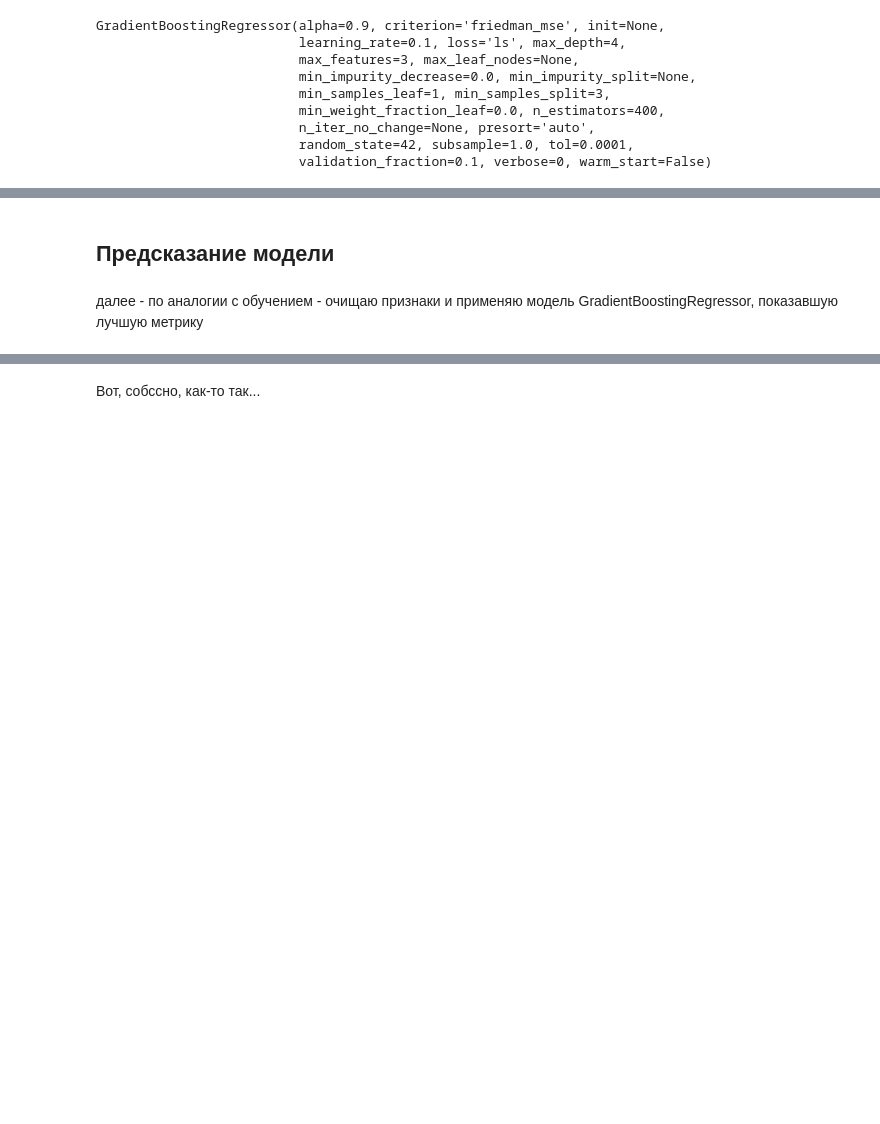
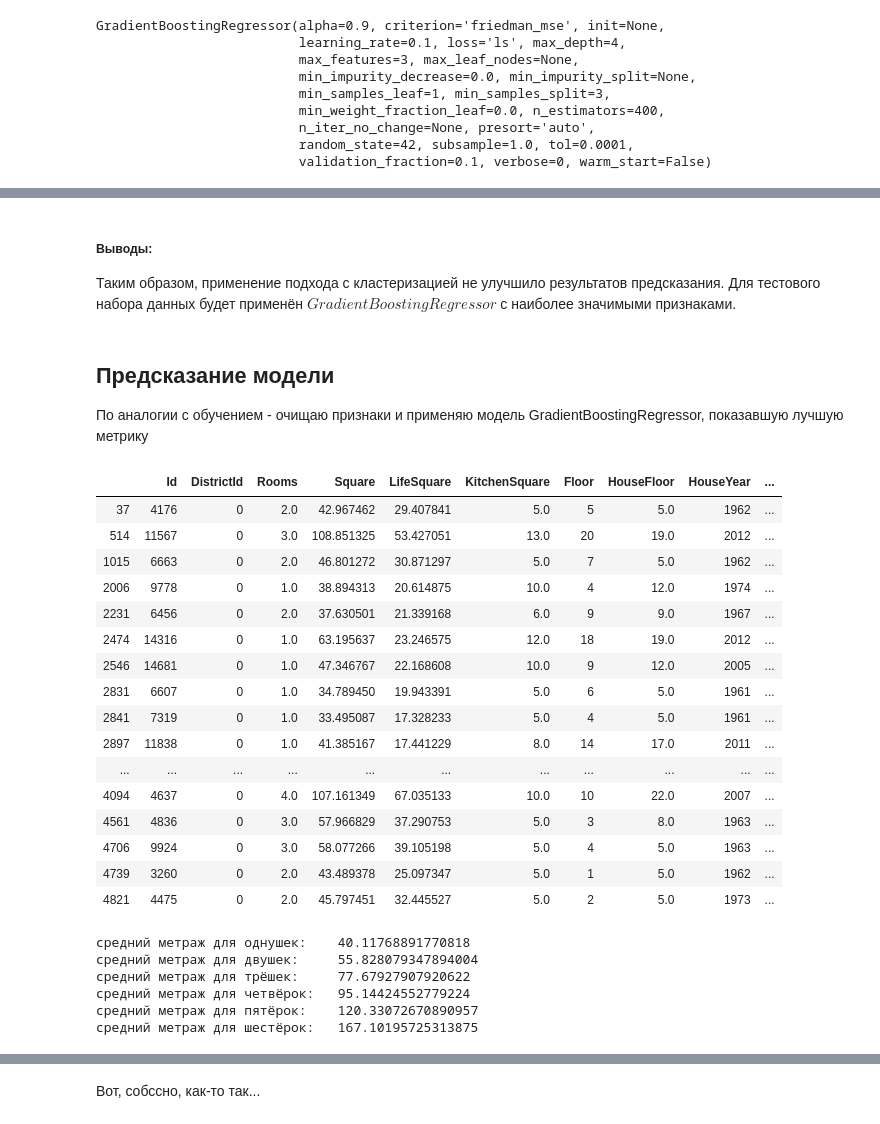
Before and after one commit to comrade747/python, a Jupyter notebook: project_task/ErshovAA_solution.ipynb, the cells around one changed output, grey strips where cells are left out. Drawn from its saved outputs; the diff is of its cells as text; code cells hidden in the pictures; blank space fills up the shorter version.

```diff
--- a/project_task/ErshovAA_solution.ipynb
+++ b/project_task/ErshovAA_solution.ipynb
@@ -1160,4 +1182,7 @@ MSE:    2074917497.141
-# %% [markdown]
-## Предсказание модели
+# %% [markdown]
+##### Выводы:
+Таким образом, применение подхода с кластеризацией не улучшило результатов предсказания.
+Для тестового набора данных будет применён $GradientBoostingRegressor$ c наиболее значимыми признаками.
 # %% [markdown]
-далее - по аналогии с обучением - очищаю признаки и применяю модель GradientBoostingRegressor, показавшую лучшую метрику
+## Предсказание модели
+По аналогии с обучением - очищаю признаки и применяю модель GradientBoostingRegressor, показавшую лучшую метрику
@@ -1163,0 +1191,20 @@ MSE:    2074917497.141
+# %%
+test.loc[(test.DistrictId == 0)]
+# %% [output]
+|  | Id | DistrictId | Rooms | Square | LifeSquare | KitchenSquare | Floor | HouseFloor | HouseYear | ... |
+| 37 | 4176 | 0 | 2.0 | 42.967462 | 29.407841 | 5.0 | 5 | 5.0 | 1962 | ... |
+| 514 | 11567 | 0 | 3.0 | 108.851325 | 53.427051 | 13.0 | 20 | 19.0 | 2012 | ... |
+| 1015 | 6663 | 0 | 2.0 | 46.801272 | 30.871297 | 5.0 | 7 | 5.0 | 1962 | ... |
+| 2006 | 9778 | 0 | 1.0 | 38.894313 | 20.614875 | 10.0 | 4 | 12.0 | 1974 | ... |
+| 2231 | 6456 | 0 | 2.0 | 37.630501 | 21.339168 | 6.0 | 9 | 9.0 | 1967 | ... |
+| 2474 | 14316 | 0 | 1.0 | 63.195637 | 23.246575 | 12.0 | 18 | 19.0 | 2012 | ... |
+| 2546 | 14681 | 0 | 1.0 | 47.346767 | 22.168608 | 10.0 | 9 | 12.0 | 2005 | ... |
+| 2831 | 6607 | 0 | 1.0 | 34.789450 | 19.943391 | 5.0 | 6 | 5.0 | 1961 | ... |
+| 2841 | 7319 | 0 | 1.0 | 33.495087 | 17.328233 | 5.0 | 4 | 5.0 | 1961 | ... |
+| 2897 | 11838 | 0 | 1.0 | 41.385167 | 17.441229 | 8.0 | 14 | 17.0 | 2011 | ... |
+| ... | ... | ... | ... | ... | ... | ... | ... | ... | ... | ... |
+| 4094 | 4637 | 0 | 4.0 | 107.161349 | 67.035133 | 10.0 | 10 | 22.0 | 2007 | ... |
+| 4561 | 4836 | 0 | 3.0 | 57.966829 | 37.290753 | 5.0 | 3 | 8.0 | 1963 | ... |
+| 4706 | 9924 | 0 | 3.0 | 58.077266 | 39.105198 | 5.0 | 4 | 5.0 | 1963 | ... |
+| 4739 | 3260 | 0 | 2.0 | 43.489378 | 25.097347 | 5.0 | 1 | 5.0 | 1962 | ... |
+| 4821 | 4475 | 0 | 2.0 | 45.797451 | 32.445527 | 5.0 | 2 | 5.0 | 1973 | ... |
@@ -1163,0 +1216,14 @@ MSE:    2074917497.141
+# %%
+print('средний метраж для однушек:   ', test.loc[test['Rooms'] == 1].median()['Square'])
+print('средний метраж для двушек:    ', test.loc[test['Rooms'] == 2].median()['Square'])
+print('средний метраж для трёшек:    ', test.loc[test['Rooms'] == 3].median()['Square'])
+print('средний метраж для четвёрок:  ', test.loc[test['Rooms'] == 4].median()['Square'])
+print('средний метраж для пятёрок:   ', test.loc[test['Rooms'] == 5].median()['Square'])
+print('средний метраж для шестёрок:  ', test.loc[test['Rooms'] == 6].median()['Square'])
+# %% [output]
+средний метраж для однушек:    40.11768891770818
+средний метраж для двушек:     55.828079347894004
+средний метраж для трёшек:     77.67927907920622
+средний метраж для четвёрок:   95.14424552779224
+средний метраж для пятёрок:    120.33072670890957
+средний метраж для шестёрок:   167.10195725313875
```
Also changed, not shown: parts of 59 cells of this notebook.
